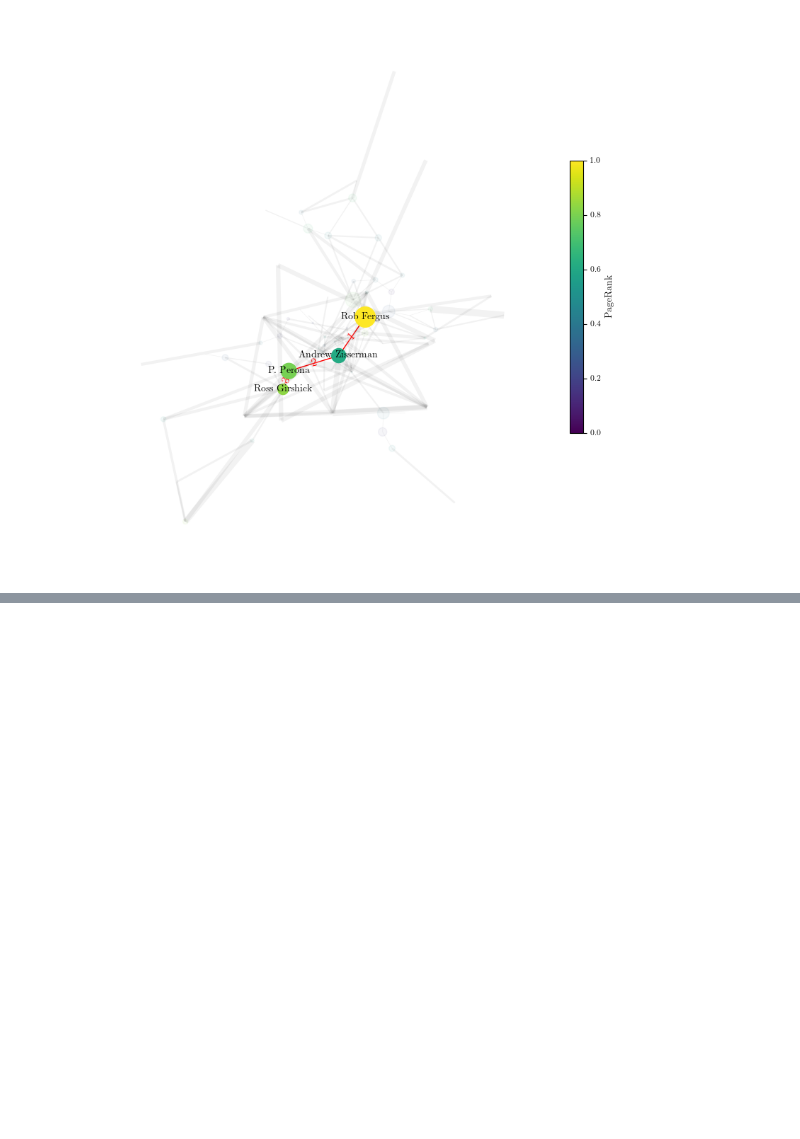
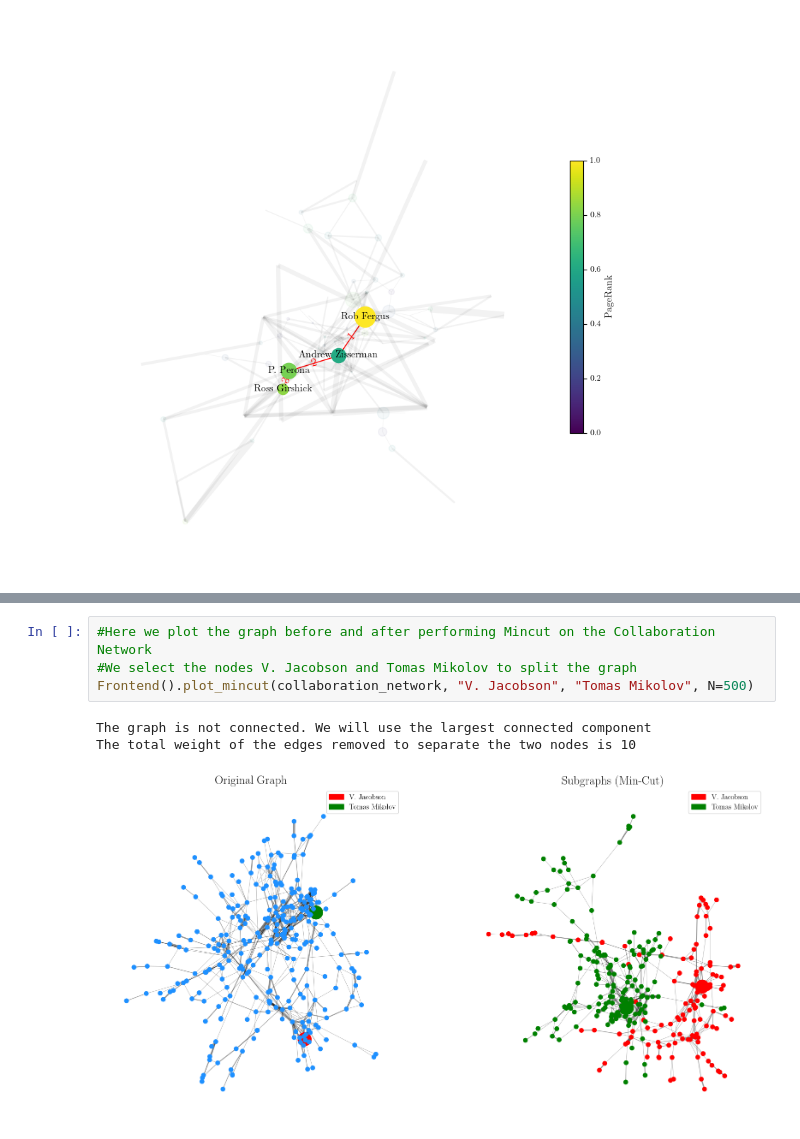
Before and after one commit to msancor/ADM-HW5, a Jupyter notebook: main.ipynb, the cells around one changed output, grey strips where cells are left out. Drawn from its saved outputs; the diff is of its cells as text; blank space fills up the shorter version.

```diff
--- a/main.ipynb
+++ b/main.ipynb
@@ -240,0 +266,8 @@ We can observe that in the graph we selected a subset of $N=100$ nodes in order
+# %%
+#Here we plot the graph before and after performing Mincut on the Collaboration Network
+#We select the nodes V. Jacobson and Tomas Mikolov to split the graph
+Frontend().plot_mincut(collaboration_network, "V. Jacobson", "Tomas Mikolov", N=500)
+# %% [output]
+The graph is not connected. We will use the largest connected component
+The total weight of the edges removed to separate the two nodes is 10
+[figure, added]
```
Also changed, not shown: parts of 12 cells of this notebook, 2 other files.
